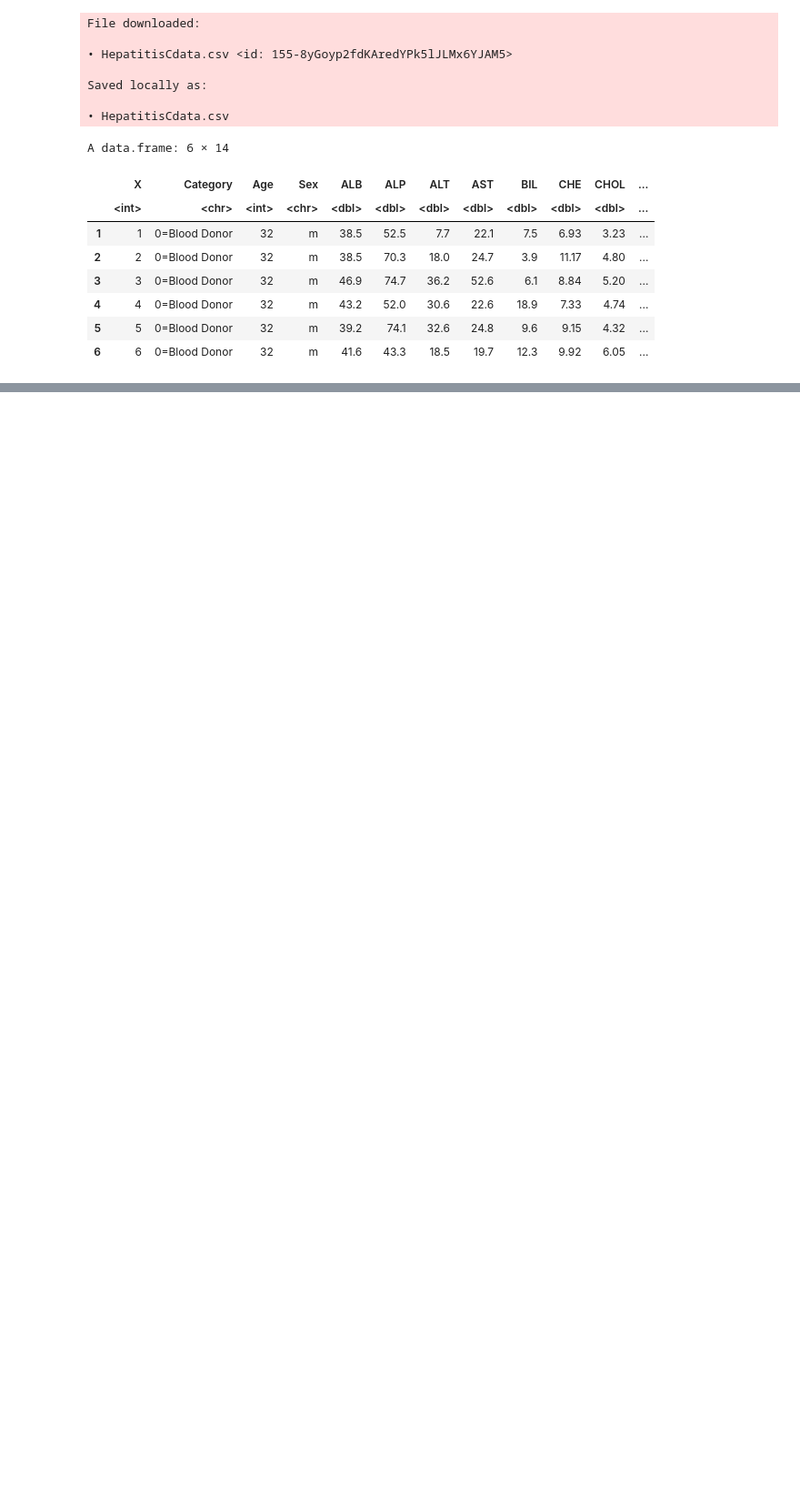
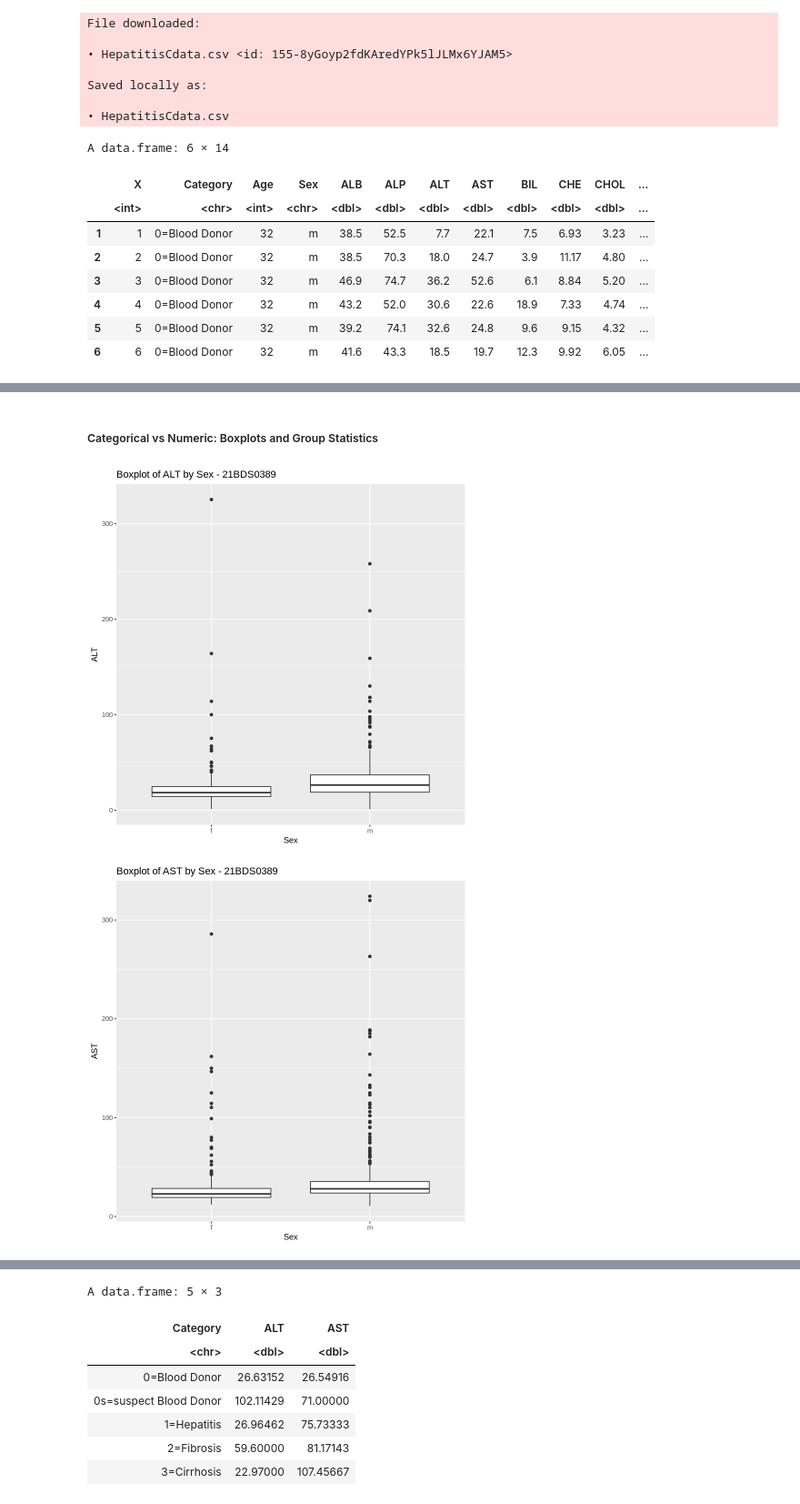
Before and after one commit to Arnab-21BDS0389/EDA_Theory_DA, a Jupyter notebook: EDA_DA1.ipynb, the cells around one changed output, grey strips where cells are left out. Shown at 91% size. Drawn from its saved outputs; the diff is of its cells as text; code cells hidden in the pictures; blank space fills up the shorter version.

```diff
--- a/EDA_DA1.ipynb
+++ b/EDA_DA1.ipynb
@@ -32,0 +416,26 @@ A data.frame: 6 × 14
+# %% [markdown]
+##### Categorical vs Numeric: Boxplots and Group Statistics
+# %%
+# Boxplot: Numeric vs Categorical (Sex)
+ggplot(data_cleaned, aes(x=Sex, y=ALT)) +
+  geom_boxplot() +
+  ggtitle("Boxplot of ALT by Sex - 21BDS0389")
+
+ggplot(data_cleaned, aes(x=Sex, y=AST)) +
+  geom_boxplot() +
+  ggtitle("Boxplot of AST by Sex - 21BDS0389")
+
+# Boxplot: Numeric vs Categorical (Category)
+ggplot(data_cleaned, aes(x=Category, y=ALT)) +
+  geom_boxplot() +
+  ggtitle("Boxplot of ALT by Category - 21BDS0389")
+
+ggplot(data_cleaned, aes(x=Category, y=AST)) +
+  geom_boxplot() +
+  ggtitle("Boxplot of AST by Category - 21BDS0389")
+
+# Group statistics: Mean ALT and AST by Category
+aggregate(cbind(ALT, AST) ~ Category, data=data_cleaned, FUN=mean, na.rm=TRUE)
+# %% [output]
+[figure, added]
+[figure, added]
@@ -32,0 +443,8 @@ A data.frame: 6 × 14
+A data.frame: 5 × 3
+| Category | ALT | AST |
+| <chr> | <dbl> | <dbl> |
+| 0=Blood Donor | 26.63152 | 26.54916 |
+| 0s=suspect Blood Donor | 102.11429 | 71.00000 |
+| 1=Hepatitis | 26.96462 | 75.73333 |
+| 2=Fibrosis | 59.60000 | 81.17143 |
+| 3=Cirrhosis | 22.97000 | 107.45667 |
```
Also changed, not shown: parts of 45 cells of this notebook.
